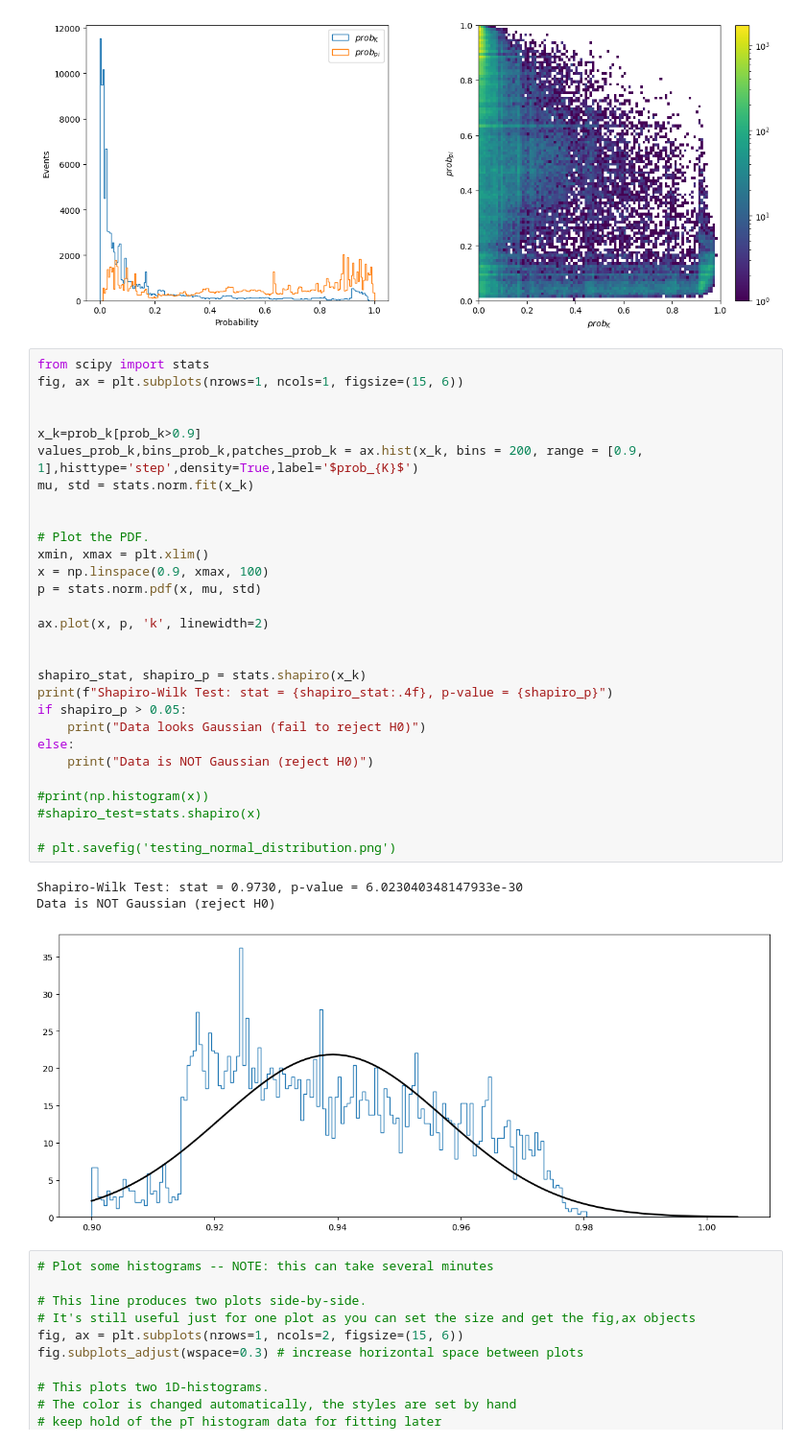
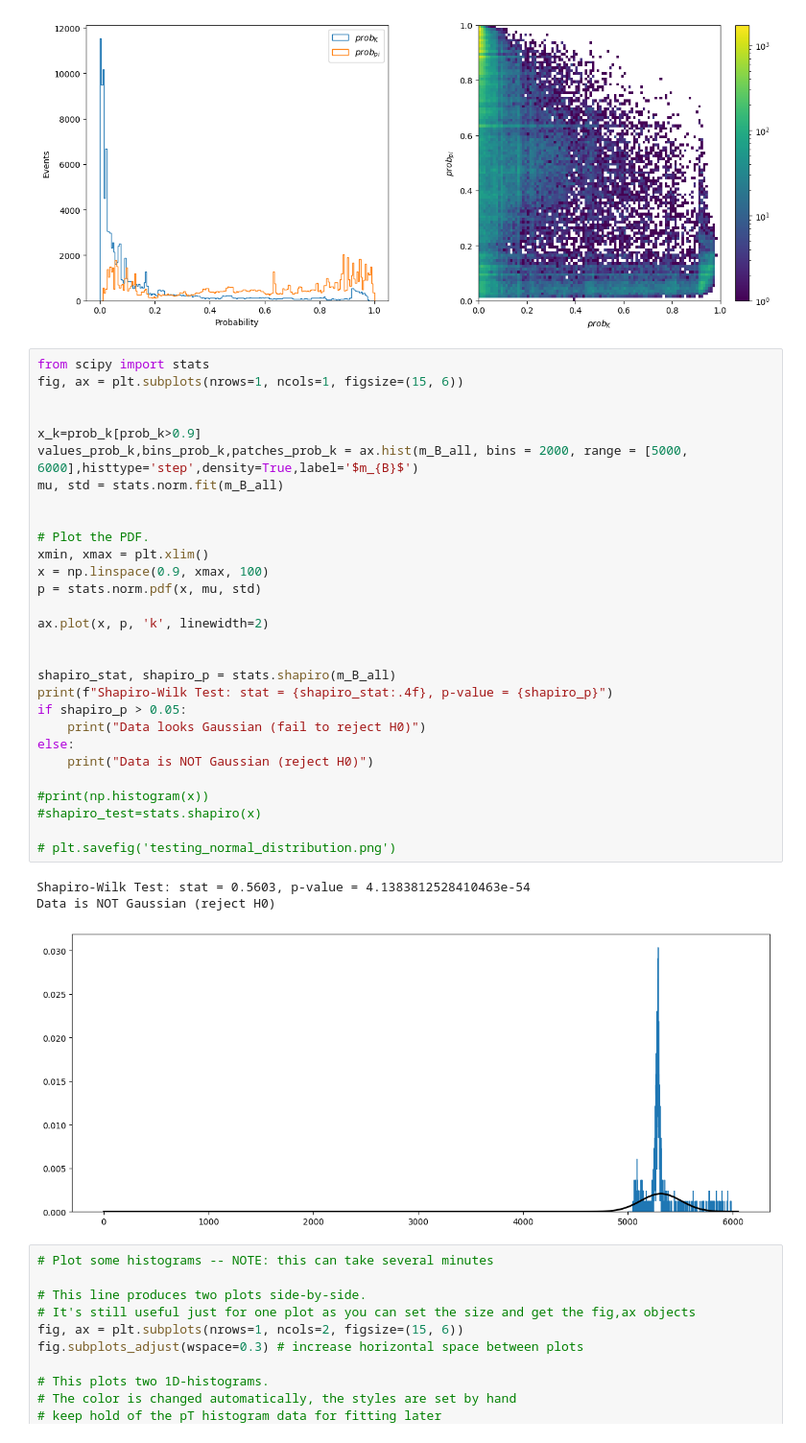
Before and after one commit to damianfrench/MatterAntimatterLab, a Jupyter notebook: Analysis_example.ipynb, the cells around one changed output. Shown at 96% size. Saved outputs shown, nothing was run; the diff lists cells and outputs as text.

```diff
--- a/Analysis_example.ipynb
+++ b/Analysis_example.ipynb
@@ -199,36 +249,36 @@ Plotting 2D histogram
 # %%
 from scipy import stats
 fig, ax = plt.subplots(nrows=1, ncols=1, figsize=(15, 6))
 
 
 x_k=prob_k[prob_k>0.9]
-values_prob_k,bins_prob_k,patches_prob_k = ax.hist(x_k, bins = 200, range = [0.9, 1],histtype='step',density=True,label='$prob_{K}$')
-mu, std = stats.norm.fit(x_k)
+values_prob_k,bins_prob_k,patches_prob_k = ax.hist(m_B_all, bins = 2000, range = [5000, 6000],histtype='step',density=True,label='$m_{B}$')
+mu, std = stats.norm.fit(m_B_all)
 
 
 # Plot the PDF.
 xmin, xmax = plt.xlim()
 x = np.linspace(0.9, xmax, 100)
 p = stats.norm.pdf(x, mu, std)
 
 ax.plot(x, p, 'k', linewidth=2)
 
 
-shapiro_stat, shapiro_p = stats.shapiro(x_k)
+shapiro_stat, shapiro_p = stats.shapiro(m_B_all)
 print(f"Shapiro-Wilk Test: stat = {shapiro_stat:.4f}, p-value = {shapiro_p}")
 if shapiro_p > 0.05:
     print("Data looks Gaussian (fail to reject H0)")
 else:
     print("Data is NOT Gaussian (reject H0)")
 
 #print(np.histogram(x))
 #shapiro_test=stats.shapiro(x)
 
 # plt.savefig('testing_normal_distribution.png')
 # %% [output]
-Shapiro-Wilk Test: stat = 0.9730, p-value = 6.023040348147933e-30
+Shapiro-Wilk Test: stat = 0.5603, p-value = 4.1383812528410463e-54
 Data is NOT Gaussian (reject H0)
-[figure, old version]
+[figure, new version]
 # %%
 # Plot some histograms -- NOTE: this can take several minutes
 
```
Also changed, not shown: parts of 3 cells of this notebook.
